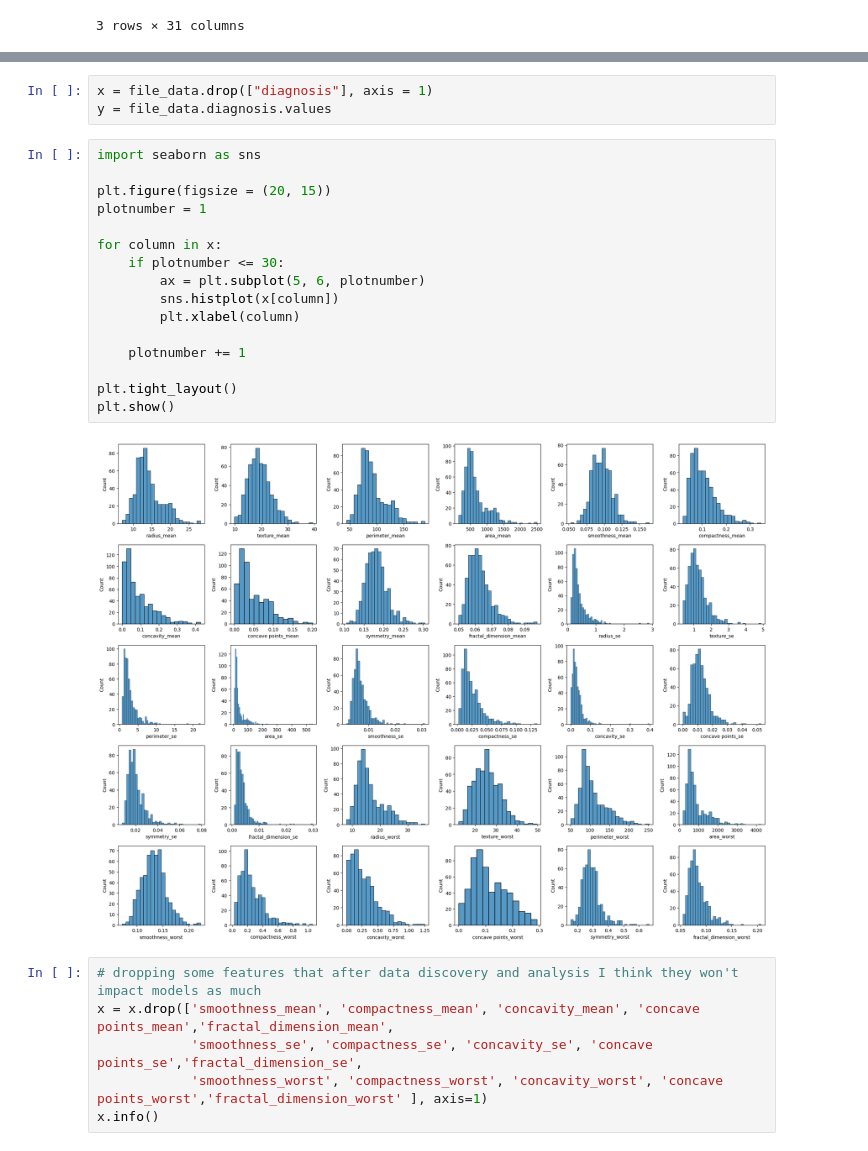
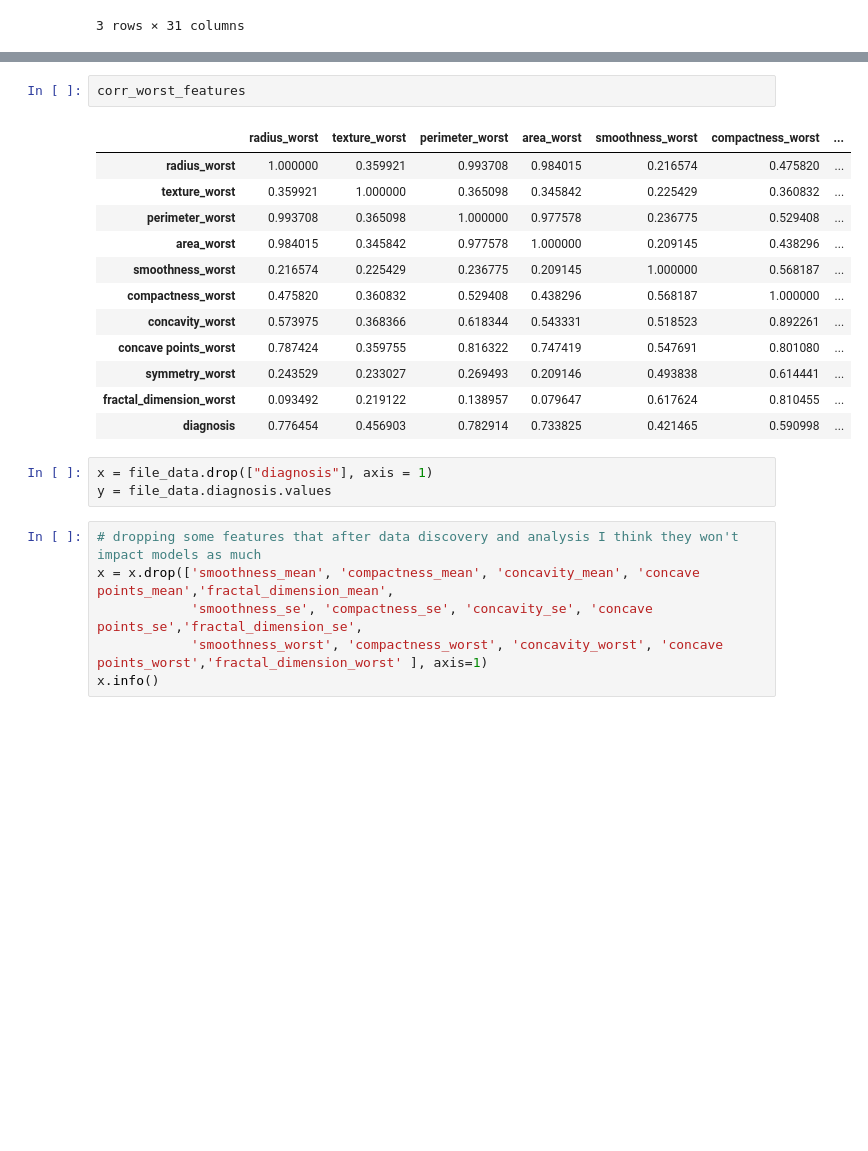
Before and after one commit to juniorq33/Machine-Learning, a Jupyter notebook: Assignment_1/breast_cancer_models.ipynb, the cells around one changed output, grey strips where cells are left out. Saved outputs shown, nothing was run; the diff lists cells and outputs as text; blank space fills up the shorter version.

```diff
--- a/Assignment_1/breast_cancer_models.ipynb
+++ b/Assignment_1/breast_cancer_models.ipynb
@@ -86,24 +146,21 @@ file_data.head(3)
+# %%
+corr_worst_features
+# %% [output]
+|  | radius_worst | texture_worst | perimeter_worst | area_worst | smoothness_worst | compactness_worst | ... |
+| radius_worst | 1.000000 | 0.359921 | 0.993708 | 0.984015 | 0.216574 | 0.475820 | ... |
+| texture_worst | 0.359921 | 1.000000 | 0.365098 | 0.345842 | 0.225429 | 0.360832 | ... |
+| perimeter_worst | 0.993708 | 0.365098 | 1.000000 | 0.977578 | 0.236775 | 0.529408 | ... |
+| area_worst | 0.984015 | 0.345842 | 0.977578 | 1.000000 | 0.209145 | 0.438296 | ... |
+| smoothness_worst | 0.216574 | 0.225429 | 0.236775 | 0.209145 | 1.000000 | 0.568187 | ... |
+| compactness_worst | 0.475820 | 0.360832 | 0.529408 | 0.438296 | 0.568187 | 1.000000 | ... |
+| concavity_worst | 0.573975 | 0.368366 | 0.618344 | 0.543331 | 0.518523 | 0.892261 | ... |
+| concave points_worst | 0.787424 | 0.359755 | 0.816322 | 0.747419 | 0.547691 | 0.801080 | ... |
+| symmetry_worst | 0.243529 | 0.233027 | 0.269493 | 0.209146 | 0.493838 | 0.614441 | ... |
+| fractal_dimension_worst | 0.093492 | 0.219122 | 0.138957 | 0.079647 | 0.617624 | 0.810455 | ... |
+| diagnosis | 0.776454 | 0.456903 | 0.782914 | 0.733825 | 0.421465 | 0.590998 | ... |
 # %%
 x = file_data.drop(["diagnosis"], axis = 1)
 y = file_data.diagnosis.values
-# %%
-import seaborn as sns
-
-plt.figure(figsize = (20, 15))
-plotnumber = 1
-
-for column in x:
-    if plotnumber <= 30:
-        ax = plt.subplot(5, 6, plotnumber)
-        sns.histplot(x[column])
-        plt.xlabel(column)
-
-    plotnumber += 1
-
-plt.tight_layout()
-plt.show()
-# %% [output]
-[figure, removed]
 # %%
 # dropping some features that after data discovery and analysis I think they won't impact models as much
 x = x.drop(['smoothness_mean', 'compactness_mean', 'concavity_mean', 'concave points_mean','fractal_dimension_mean',
```
Also changed, not shown: parts of 4 cells of this notebook.
